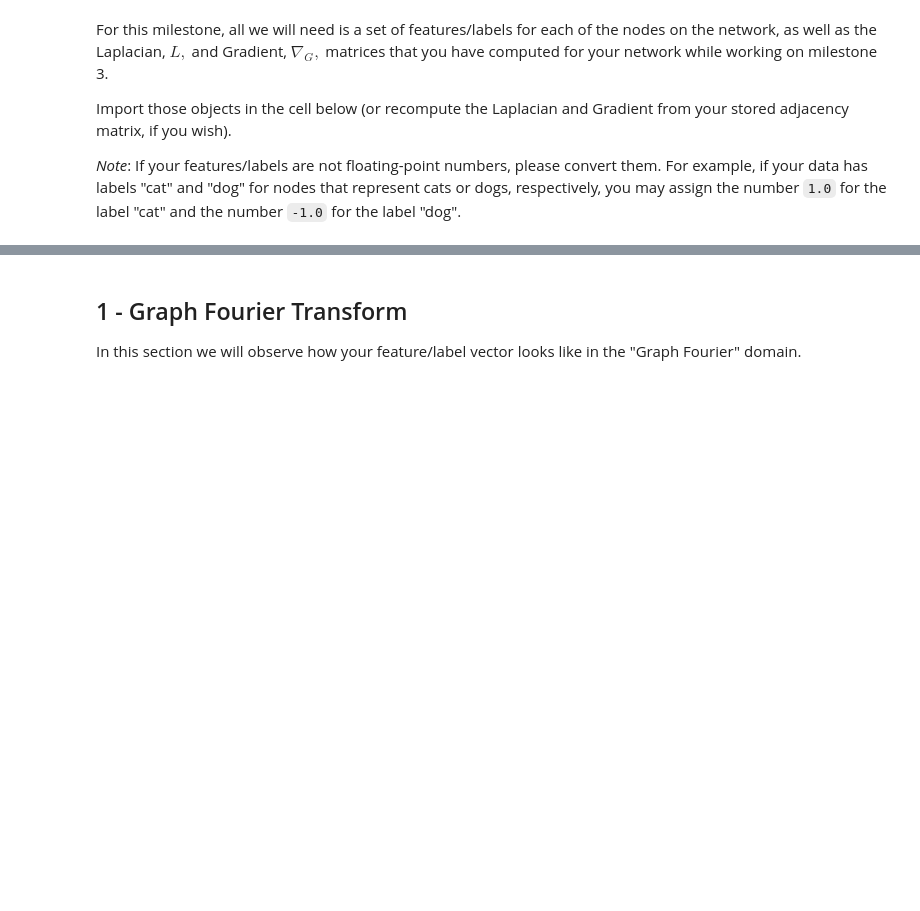
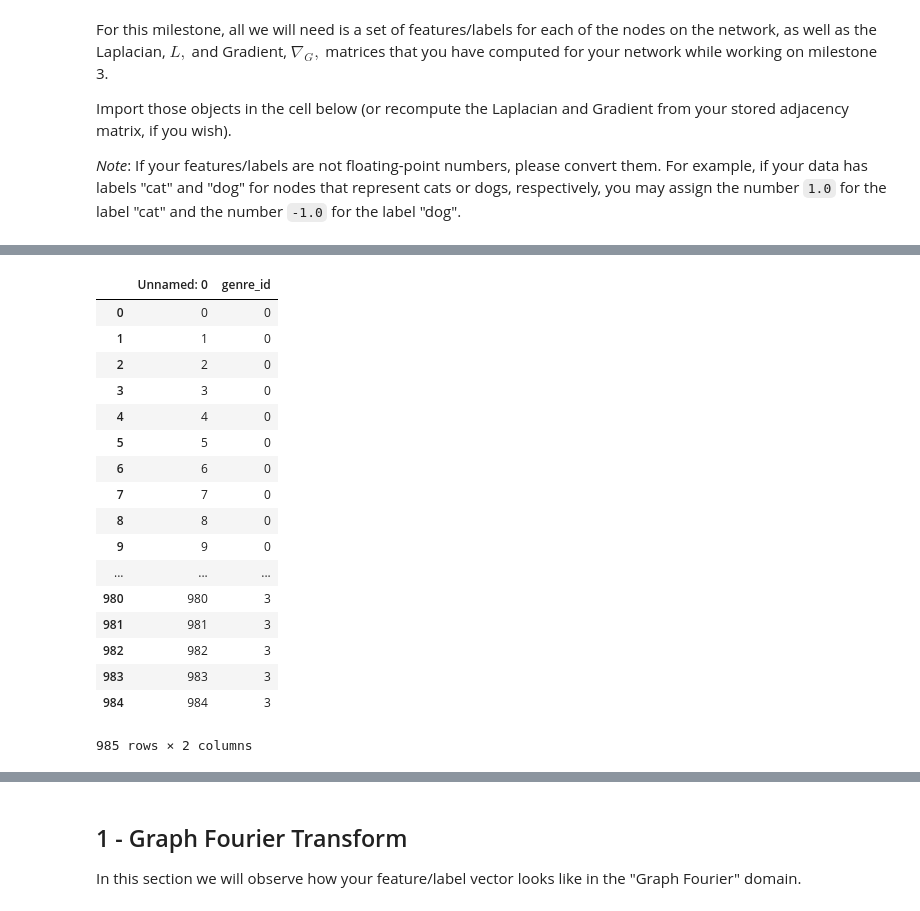
Before and after one commit to Team36-ntds2018/Project_free_music_archives_2018, a Jupyter notebook: Milestone_4/4_graph_signal_processing.ipynb, the cells around one changed output, grey strips where cells are left out. Drawn from its saved outputs; the diff is of its cells as text; code cells hidden in the pictures; blank space fills up the shorter version.

```diff
--- a/Milestone_4/4_graph_signal_processing.ipynb
+++ b/Milestone_4/4_graph_signal_processing.ipynb
@@ -116,3 +136,27 @@ features_labels_only = np.load('../Milestone_4/features_labels_only.npy')
+# %%
+features_labels = pd.read_csv('../Milestone_4/out_features_labels.csv')
+features_labels_only = pd.read_csv('../Milestone_4/out_features_labels_only.csv')
+# %%
+features_labels_only
+# %% [output]
+|  | Unnamed: 0 | genre_id |
+| 0 | 0 | 0 |
+| 1 | 1 | 0 |
+| 2 | 2 | 0 |
+| 3 | 3 | 0 |
+| 4 | 4 | 0 |
+| 5 | 5 | 0 |
+| 6 | 6 | 0 |
+| 7 | 7 | 0 |
+| 8 | 8 | 0 |
+| 9 | 9 | 0 |
+| ... | ... | ... |
+| 980 | 980 | 3 |
+| 981 | 981 | 3 |
+| 982 | 982 | 3 |
+| 983 | 983 | 3 |
+| 984 | 984 | 3 |
+985 rows × 2 columns
 # %%
 adjacency = np.load('../Milestone_1/adjacency.npy')
 n_nodes = np.size(adjacency,1) # the number of nodes in the network
```
Also changed, not shown: parts of 5 cells of this notebook, 2 other files.
